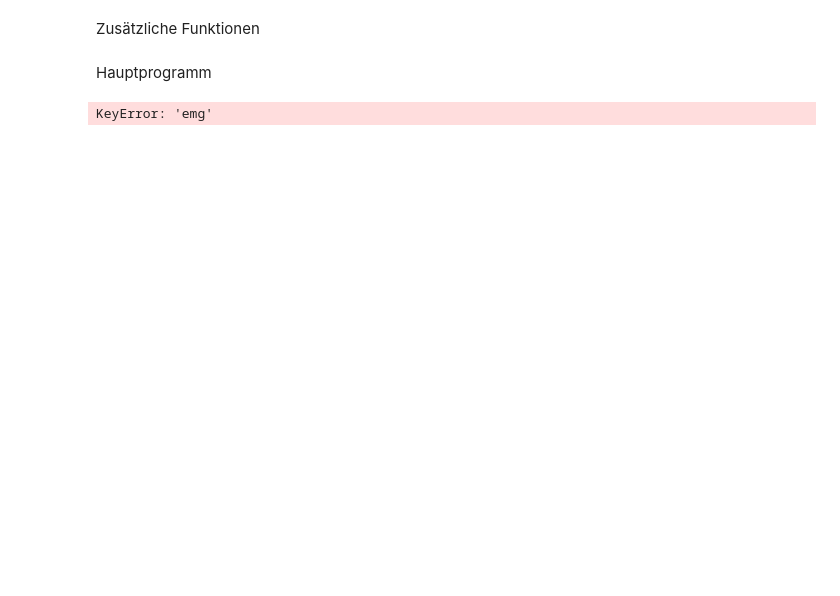
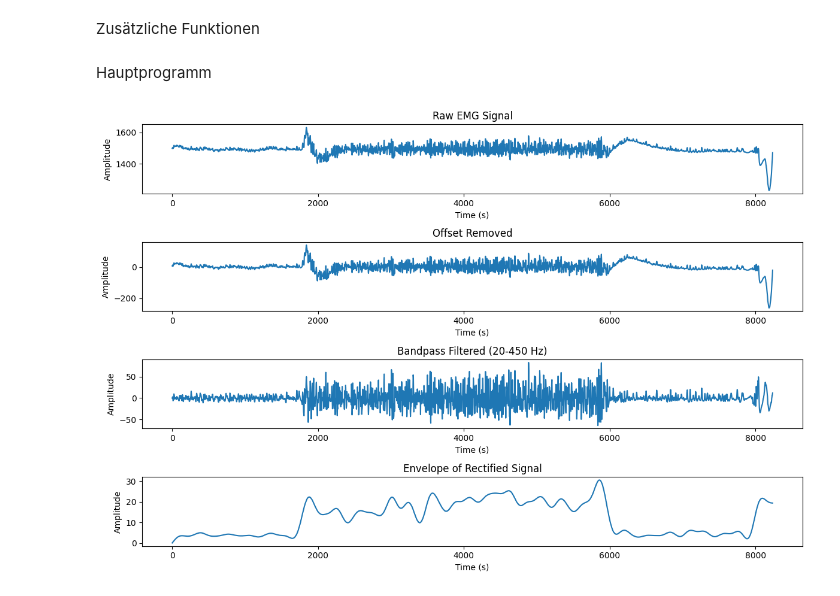
Before and after one commit to felithie/Labor3Biosignal, a Jupyter notebook: Labor3.ipynb, the cells around one changed output. Saved outputs shown, nothing was run; the diff lists cells and outputs as text; code cells hidden in the pictures; blank space fills up the shorter version.

```diff
--- a/Labor3.ipynb
+++ b/Labor3.ipynb
@@ -57,33 +57,35 @@ def process_emg(file_name, separator, sampling_frequency, lowcut, highcut, envel
     axs[0].set_title('Raw EMG Signal')
     axs[0].set_xlabel('Time (s)')
     axs[0].set_ylabel('Amplitude')
 
     axs[1].plot(time, emg_offset_removed)
     axs[1].set_title('Offset Removed')
     axs[1].set_xlabel('Time (s)')
     axs[1].set_ylabel('Amplitude')
 
     axs[2].plot(time, emg_filtered)
     axs[2].set_title('Bandpass Filtered (20-450 Hz)')
     axs[2].set_xlabel('Time (s)')
     axs[2].set_ylabel('Amplitude')
 
     axs[3].plot(time, emg_envelope)
     axs[3].set_title('Envelope of Rectified Signal')
     axs[3].set_xlabel('Time (s)')
     axs[3].set_ylabel('Amplitude')
 
     plt.tight_layout()
     plt.show()
 
 # Example usage for Jupyter Notebook
-file_name = 'Feli1.csv'  # Update this with your file path
-separator = '   '          # Separator used in the CSV file
+file_name = 'Feli2.csv'  # Update this with your file path
+separator = ';'          # Separator used in the CSV file
 sampling_frequency = 1000  # Hz
 lowcut = 20  # Hz
 highcut = 450  # Hz
 envelope_cutoff = 10  # Hz
 
+
+
 process_emg(file_name, separator, sampling_frequency, lowcut, highcut, envelope_cutoff)
 # %% [output]
-KeyError: 'emg'
+[figure, added]
```
Also changed, not shown: 1 other file.
